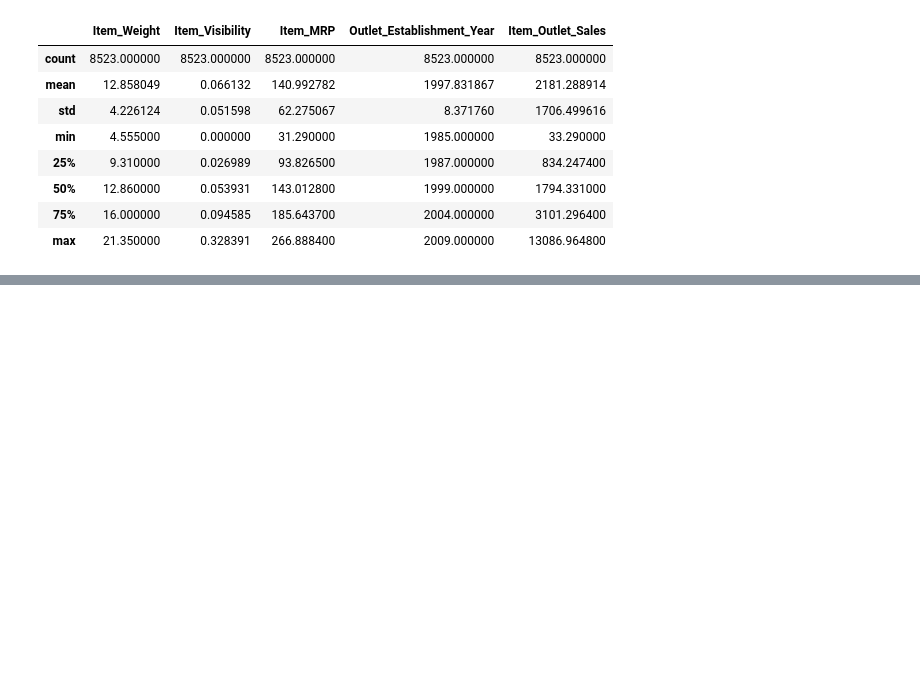
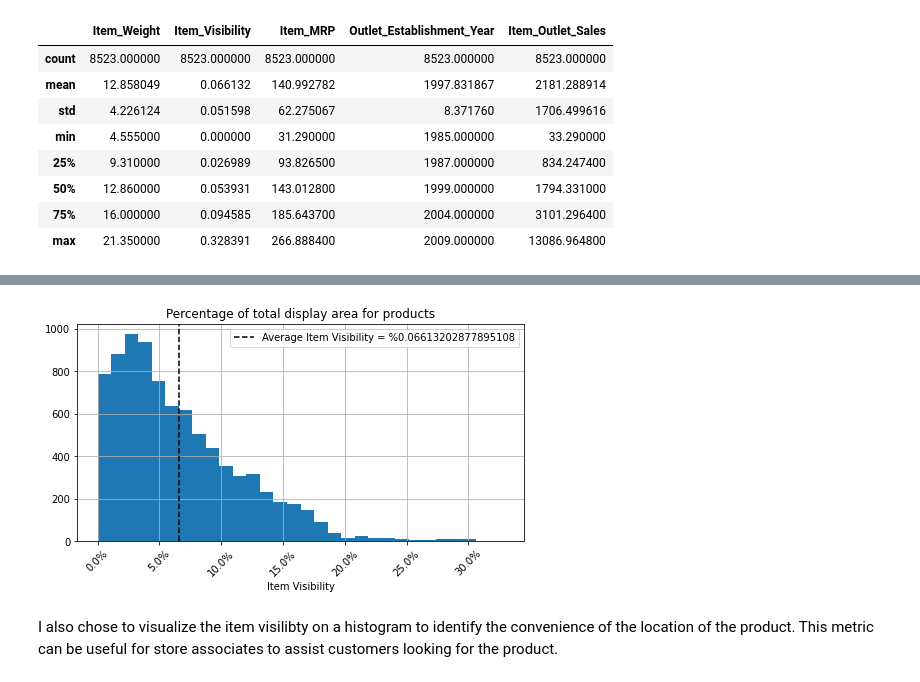
Before and after one commit to rimchristian/sales-prediction, a Jupyter notebook: Sales_Prediction.ipynb, the cells around one changed output, grey strips where cells are left out. Saved outputs shown, nothing was run; the diff lists cells and outputs as text; code cells hidden in the pictures; blank space fills up the shorter version.

```diff
--- a/Sales_Prediction.ipynb
+++ b/Sales_Prediction.ipynb
@@ -148,0 +252,28 @@ df.describe()
+# %%
+from matplotlib.ticker import PercentFormatter
+
+# creating a histogram based on item visilibty
+plt.figure(figsize=(8,4))
+df['Item_Visibility'].hist(bins=30)
+plt.xticks(rotation=45)
+plt.ticklabel_format(useOffset=False, style='plain') # removes scientific notation
+plt.xticks(fontsize=10) # changing the fontsize of xticks
+
+# making data labels for the histogram
+plt.title('Percentage of total display area for products')
+plt.xlabel('Item Visibility')
+
+# identifying the median
+mean = df['Item_Visibility'].mean()
+
+
+plt.axvline(mean, color='black', linestyle='--',
+            label=f'Average Item Visibility = %{mean}')
+
+plt.gca().xaxis.set_major_formatter(PercentFormatter(1))
+
+plt.legend();
+# %% [output]
+[figure, added]
+# %% [markdown]
+I also chose to visualize the item visilibty on a histogram to identify the convenience of the location of the product. This metric can be useful for store associates to assist customers looking for the product.
```
Also changed, not shown: parts of 21 cells of this notebook.
